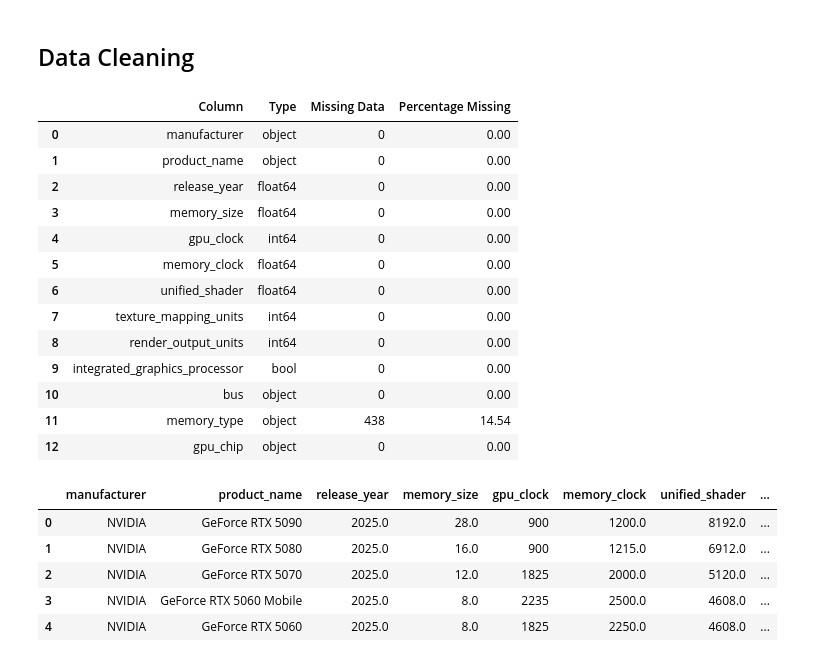
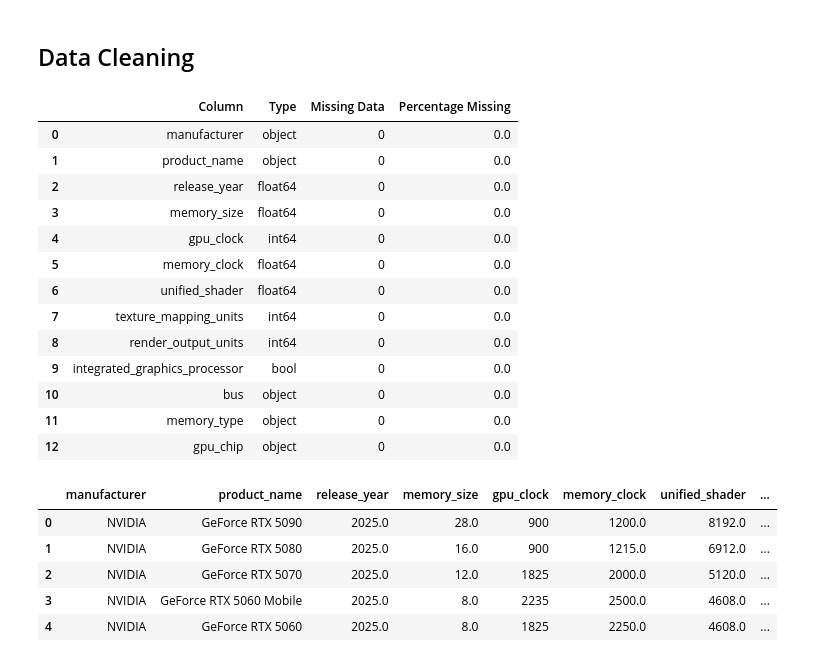
Before and after one commit to DylanHartmann/CDS-301-Project, a Jupyter notebook: visualizations.ipynb, the cells around one changed output. Drawn from its saved outputs; the diff is of its cells as text; code cells hidden in the pictures.

```diff
--- a/visualizations.ipynb
+++ b/visualizations.ipynb
@@ -93,31 +95,33 @@ df_specs.head()
 # %%
 ### Cleaning df_specs ###
 df_specs_final = df_specs.drop(columns=["memBusWidth", "pixelShader", "vertexShader"])
 df_specs_final = df_specs_final.rename(columns={"productName": "product_name", "releaseYear": "release_year",
                                                 "memSize": "memory_size", "gpuClock": "gpu_clock", "memClock": "memory_clock",
                                                 "unifiedShader": "unified_shader", "tmu": "texture_mapping_units", "rop": "render_output_units",
                                                 "igp": "integrated_graphics_processor", "memType": "memory_type", "gpuChip": "gpu_chip"})
 df_specs_final["integrated_graphics_processor"] = df_specs_final["integrated_graphics_processor"].map({"Yes": 1, "No": 0}).astype(bool)
 df_specs_final = df_specs_final.dropna(subset=["release_year"])
 df_specs_final['memory_size'] = df_specs_final.groupby('release_year')['memory_size'].transform(lambda x: x.fillna(x.median()))
 df_specs_final['memory_clock'] = df_specs_final.groupby('release_year')['memory_clock'].transform(lambda x: x.fillna(x.median()))
 df_specs_final['unified_shader'] = df_specs_final.groupby('release_year')['unified_shader'].transform(lambda x: x.fillna(0))
+df_specs_final["memory_type"] = df_specs_final["memory_type"].replace("^\s+", "", regex=True).replace("\s+$", "", regex=True)
+df_specs_final["memory_type"] = df_specs_final["memory_type"].fillna("None")
 data_dictionary(df_specs_final)
 # %% [output]
 |  | Column | Type | Missing Data | Percentage Missing |
-| 0 | manufacturer | object | 0 | 0.00 |
-| 1 | product_name | object | 0 | 0.00 |
-| 2 | release_year | float64 | 0 | 0.00 |
-| 3 | memory_size | float64 | 0 | 0.00 |
-| 4 | gpu_clock | int64 | 0 | 0.00 |
-| 5 | memory_clock | float64 | 0 | 0.00 |
-| 6 | unified_shader | float64 | 0 | 0.00 |
-| 7 | texture_mapping_units | int64 | 0 | 0.00 |
-| 8 | render_output_units | int64 | 0 | 0.00 |
-| 9 | integrated_graphics_processor | bool | 0 | 0.00 |
-| 10 | bus | object | 0 | 0.00 |
-| 11 | memory_type | object | 438 | 14.54 |
-| 12 | gpu_chip | object | 0 | 0.00 |
+| 0 | manufacturer | object | 0 | 0.0 |
+| 1 | product_name | object | 0 | 0.0 |
+| 2 | release_year | float64 | 0 | 0.0 |
+| 3 | memory_size | float64 | 0 | 0.0 |
+| 4 | gpu_clock | int64 | 0 | 0.0 |
+| 5 | memory_clock | float64 | 0 | 0.0 |
+| 6 | unified_shader | float64 | 0 | 0.0 |
+| 7 | texture_mapping_units | int64 | 0 | 0.0 |
+| 8 | render_output_units | int64 | 0 | 0.0 |
+| 9 | integrated_graphics_processor | bool | 0 | 0.0 |
+| 10 | bus | object | 0 | 0.0 |
+| 11 | memory_type | object | 0 | 0.0 |
+| 12 | gpu_chip | object | 0 | 0.0 |
 # %%
 df_specs_final.head()
 # %% [output]
```
Also changed, not shown: parts of 11 cells of this notebook.
